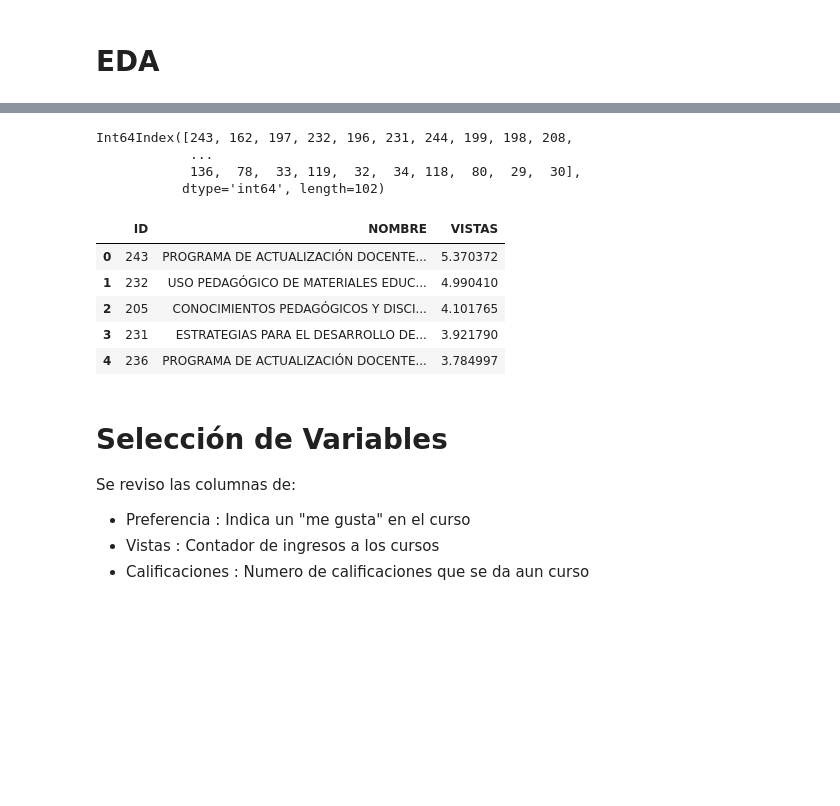
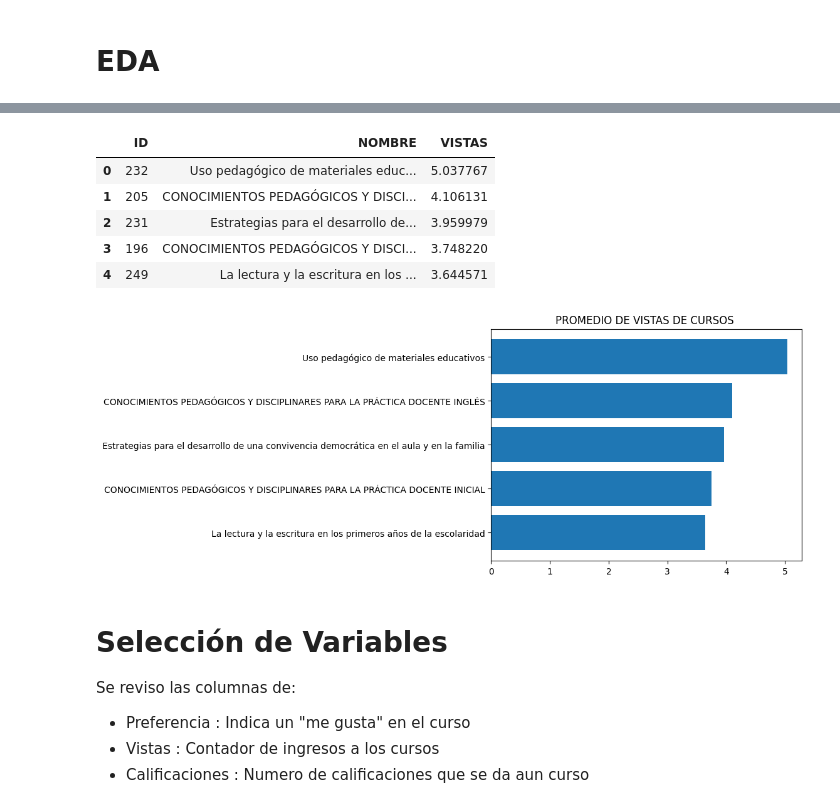
Before and after one commit to juorme/difods_2023_prod, a Jupyter notebook: appfc.ipynb, the cells around one changed output, grey strips where cells are left out. Saved outputs shown, nothing was run; the diff lists cells and outputs as text; code cells hidden in the pictures; blank space fills up the shorter version.

```diff
--- a/appfc.ipynb
+++ b/appfc.ipynb
@@ -69,0 +129,4 @@ print('# Cursos de la oferta formativa con más de dos registros: %d' %len(curso
+# %%
+## Id y nombre del curso valido
+cursos_validos = oferta_formativa_df[['ID','NOMBRE']]
+cursos_validos
@@ -69,0 +190,4 @@ print('# Cursos de la oferta formativa con más de dos registros: %d' %len(curso
+# %%
+#Reduccion de ocurrencias de ID_OFERTA_FORMATIVA, DNI_DOCENTE
+acciones_df = acciones_df.drop_duplicates(['ID_OFERTA_FORMATIVA','DNI_DOCENTE'],keep='last')
+acciones_df.shape
@@ -69,0 +196,5 @@ print('# Cursos de la oferta formativa con más de dos registros: %d' %len(curso
+# %%
+#Cruce de datos con los oferta formativa tipo cursos
+acciones_df['ID_OFERTA_FORMATIVA'] = acciones_df['ID_OFERTA_FORMATIVA'].astype('str')
+acciones_df_validos = cursos_validos.merge(acciones_df , how='left',left_on='ID',right_on='ID_OFERTA_FORMATIVA')
+print('El dataframe acciones tiene %d registros' % acciones_df_validos.shape[0])
@@ -85,4 +323,5 @@ rating_oferta_formativa_df[['NOMBRE','VISTAS']].head(5)
 # %%
 #Frecuencia de cursos mas populares
-frecuencia_cursos = acciones_df['ID_OFERTA_FORMATIVA'].value_counts()
-print(frecuencia_cursos)
+frecuencia_cursos = acciones_df_validos['ID_OFERTA_FORMATIVA'].value_counts()
+# Frecuencia de curso con mas de 100 interacciones
+frecuencia_valida_cursos = frecuencia_cursos[frecuencia_cursos > 100].index
@@ -102,29 +328,26 @@ Name: ID_OFERTA_FORMATIVA, Length: 205, dtype: int64
-# %%
-#Frecuencia de curso con mas de 100 interacciones
-frecuencia_valida_cursos = frecuencia_cursos[frecuencia_cursos > 100].index
-print(frecuencia_valida_cursos)
-# %% [output]
-Int64Index([243, 162, 197, 232, 196, 231, 244, 199, 198, 208,
-            ...
-            136,  78,  33, 119,  32,  34, 118,  80,  29,  30],
-           dtype='int64', length=102)
 # %%
 #Tomamos como referencia solo los cursos con frecuencia mas de 100
-acciones_df_100 = acciones_df[acciones_df['ID_OFERTA_FORMATIVA'].isin(frecuencia_valida_cursos)]
-
-
+acciones_df_100 = acciones_df_validos[acciones_df_validos['ID_OFERTA_FORMATIVA'].isin(frecuencia_valida_cursos)]
 rating_oferta_formativa_100 = acciones_df_100[['ID_OFERTA_FORMATIVA', 'VISTAS']].groupby('ID_OFERTA_FORMATIVA').mean().reset_index().sort_values('VISTAS', ascending=False)
-rating_oferta_formativa_100['ID_OFERTA_FORMATIVA'] = rating_oferta_formativa_100['ID_OFERTA_FORMATIVA'].astype('str')
+rating_oferta_formativa_100['ID_OFERTA_FORMATIVA'] = rating_oferta_formativa_100['ID_OFERTA_FORMATIVA'].astype('int64')
 rating_oferta_formativa_df_100 = rating_oferta_formativa_100.merge(oferta_formativa_df, how='left', left_on='ID_OFERTA_FORMATIVA', right_on='ID')
 #rating de cursos con promedio de vistas e interracciones mayores a 100
 rating_oferta_formativa_df_100[['ID','NOMBRE', 'VISTAS']].head(5)
 # %% [output]
 |  | ID | NOMBRE | VISTAS |
-| 0 | 243 | PROGRAMA DE ACTUALIZACIÓN DOCENTE... | 5.370372 |
-| 1 | 232 | USO PEDAGÓGICO DE MATERIALES EDUC... | 4.990410 |
-| 2 | 205 | CONOCIMIENTOS PEDAGÓGICOS Y DISCI... | 4.101765 |
-| 3 | 231 | ESTRATEGIAS PARA EL DESARROLLO DE... | 3.921790 |
-| 4 | 236 | PROGRAMA DE ACTUALIZACIÓN DOCENTE... | 3.784997 |
+| 0 | 232 | Uso pedagógico de materiales educ... | 5.037767 |
+| 1 | 205 | CONOCIMIENTOS PEDAGÓGICOS Y DISCI... | 4.106131 |
+| 2 | 231 | Estrategias para el desarrollo de... | 3.959979 |
+| 3 | 196 | CONOCIMIENTOS PEDAGÓGICOS Y DISCI... | 3.748220 |
+| 4 | 249 | La lectura y la escritura en los ... | 3.644571 |
+# %%
+#grafico de promedio de vistas de los cursos e interraciones mayores a 100 top 5
+rating_oferta_formativa_top5 = rating_oferta_formativa_df_100.head(5).sort_values('VISTAS',ascending=True)
+plt.barh('NOMBRE', 'VISTAS', data=rating_oferta_formativa_top5)
+plt.title("PROMEDIO DE VISTAS DE CURSOS ")
+plt.show()
+# %% [output]
+[figure, added]
 # %% [markdown]
 # Selección de Variables
 Se reviso las columnas de:
```
Also changed, not shown: parts of 56 cells of this notebook.
